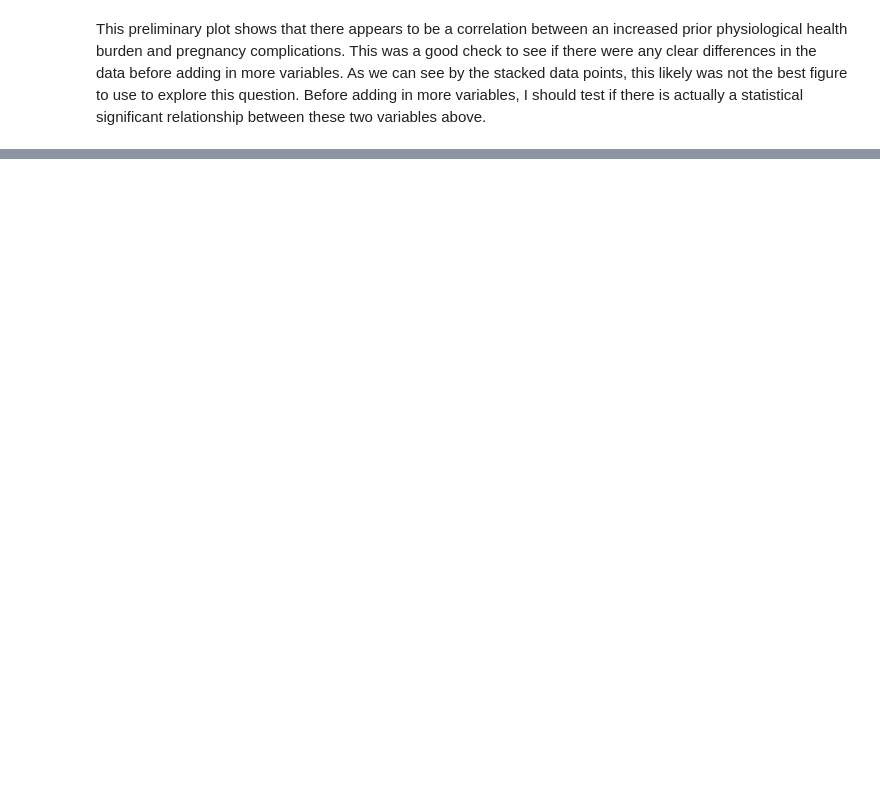
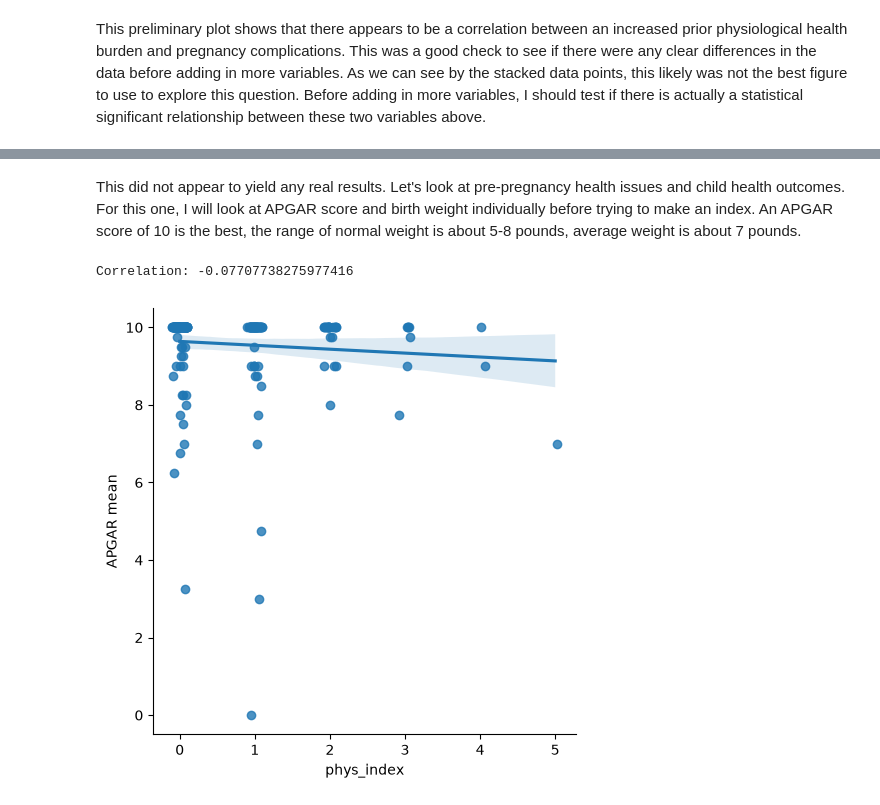
Before and after one commit to vgemoetsjohnson-sketch/FDS2-F26-FinalProject-Group2, a Jupyter notebook: q1_anna.ipynb, the cells around one changed output, grey strips where cells are left out. Cells and saved outputs as stored; diff of their text form; code cells hidden in the pictures; blank space fills up the shorter version.

```diff
--- a/q1_anna.ipynb
+++ b/q1_anna.ipynb
@@ -174,0 +216,9 @@ This preliminary plot shows that there appears to be a correlation between an in
+# %% [markdown]
+This did not appear to yield any real results. Let's look at pre-pregnancy health issues and child health outcomes. For this one, I will look at APGAR score and birth weight individually before trying to make an index. An APGAR score of 10 is the best, the range of normal weight is about 5-8 pounds, average weight is about 7 pounds.
+# %%
+#Easy first look at physiological health index vs apgar mean
+sns.lmplot(data=df, x='phys_index', y='APGAR mean', x_jitter=0.1)
+print(f"Correlation: {df['phys_index'].corr(df['APGAR mean'])}")
+# %% [output]
+Correlation: -0.07707738275977416
+[figure, added]
```
Also changed, not shown: parts of 13 cells of this notebook, 1 other file.
